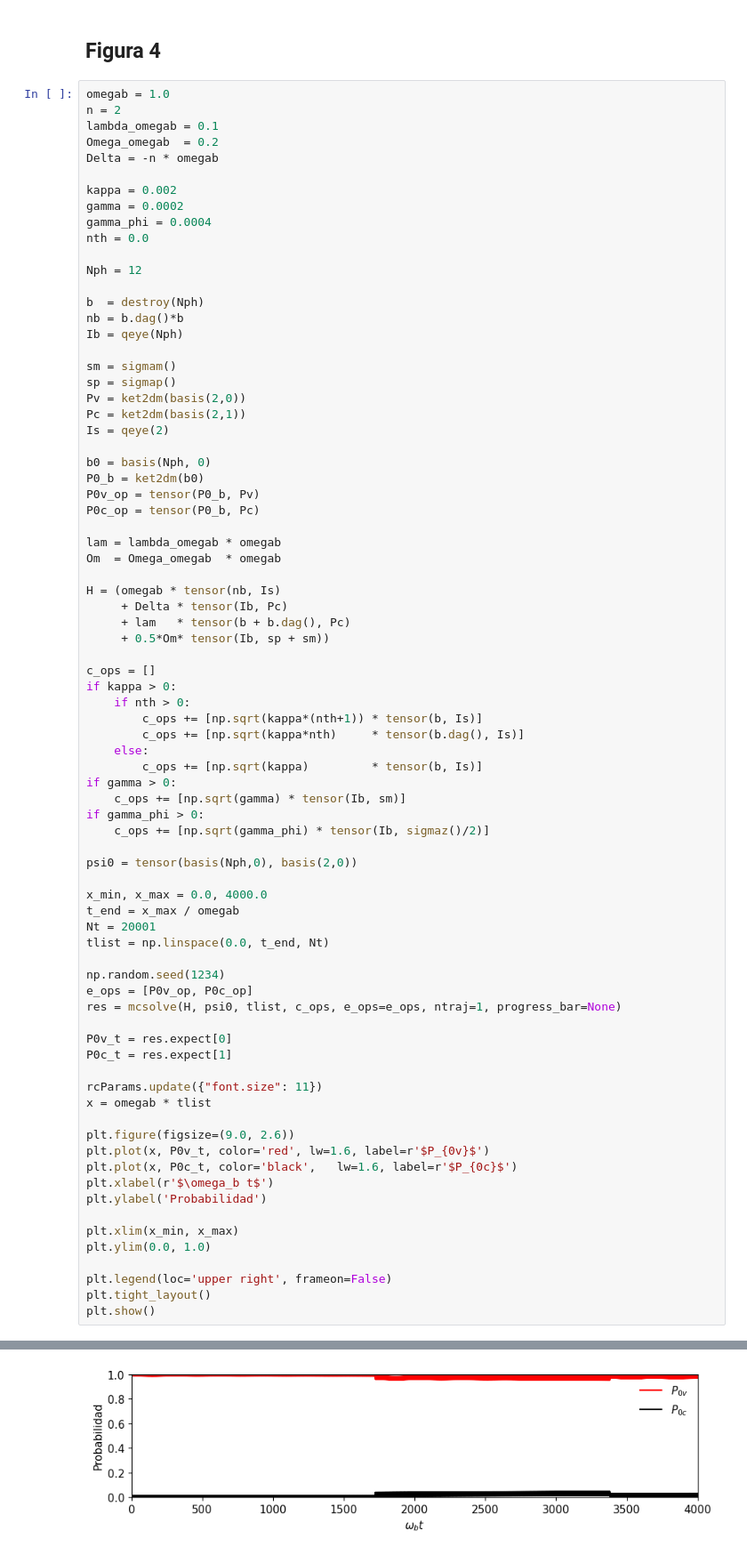
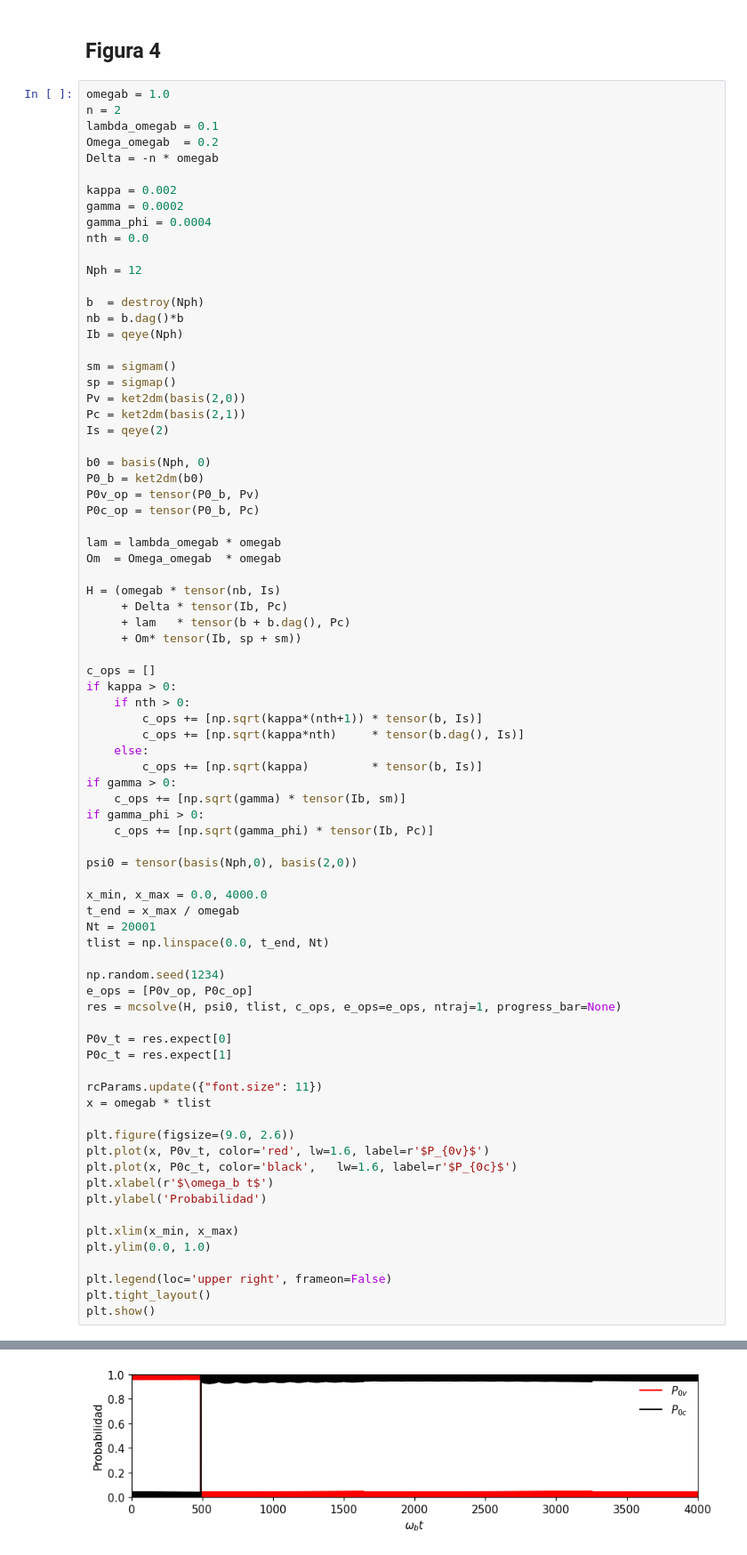
Before and after one commit to jhongarciab/QuantumOptics, a Jupyter notebook: nphonon_bundle.ipynb, the cells around one changed output, grey strips where cells are left out. Shown at 89% size. Drawn from its saved outputs; the diff is of its cells as text.

```diff
--- a/nphonon_bundle.ipynb
+++ b/nphonon_bundle.ipynb
@@ -647,7 +744,7 @@ Om  = Omega_omegab  * omegab
 H = (omegab * tensor(nb, Is)
      + Delta * tensor(Ib, Pc)
      + lam   * tensor(b + b.dag(), Pc)
-     + 0.5*Om* tensor(Ib, sp + sm))
+     + Om* tensor(Ib, sp + sm))
 
 c_ops = []
 if kappa > 0:
@@ -659,7 +756,7 @@ if kappa > 0:
 if gamma > 0:
     c_ops += [np.sqrt(gamma) * tensor(Ib, sm)]
 if gamma_phi > 0:
-    c_ops += [np.sqrt(gamma_phi) * tensor(Ib, sigmaz()/2)]
+    c_ops += [np.sqrt(gamma_phi) * tensor(Ib, Pc)]
 
 psi0 = tensor(basis(Nph,0), basis(2,0))
 
@@ -696 +793 @@ Total run time:   3.44s
-[figure, old version]
+[figure, new version]
```
Also changed, not shown: parts of 11 cells of this notebook, 2 other files.
